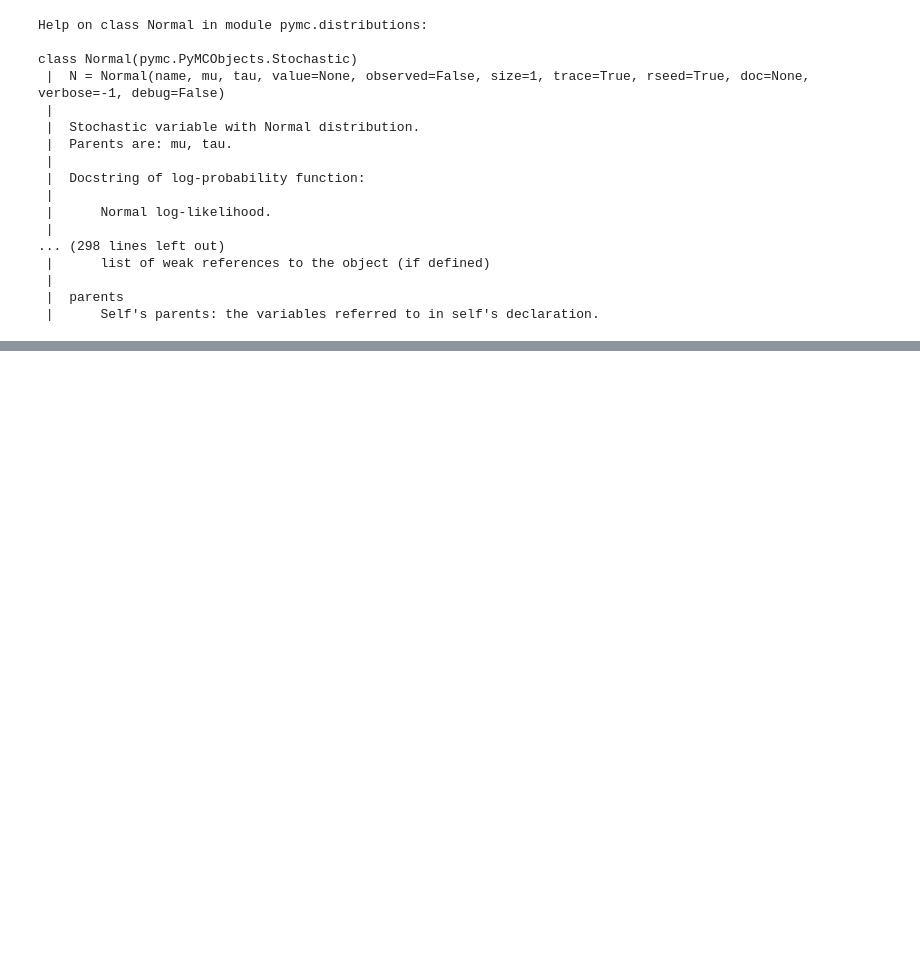
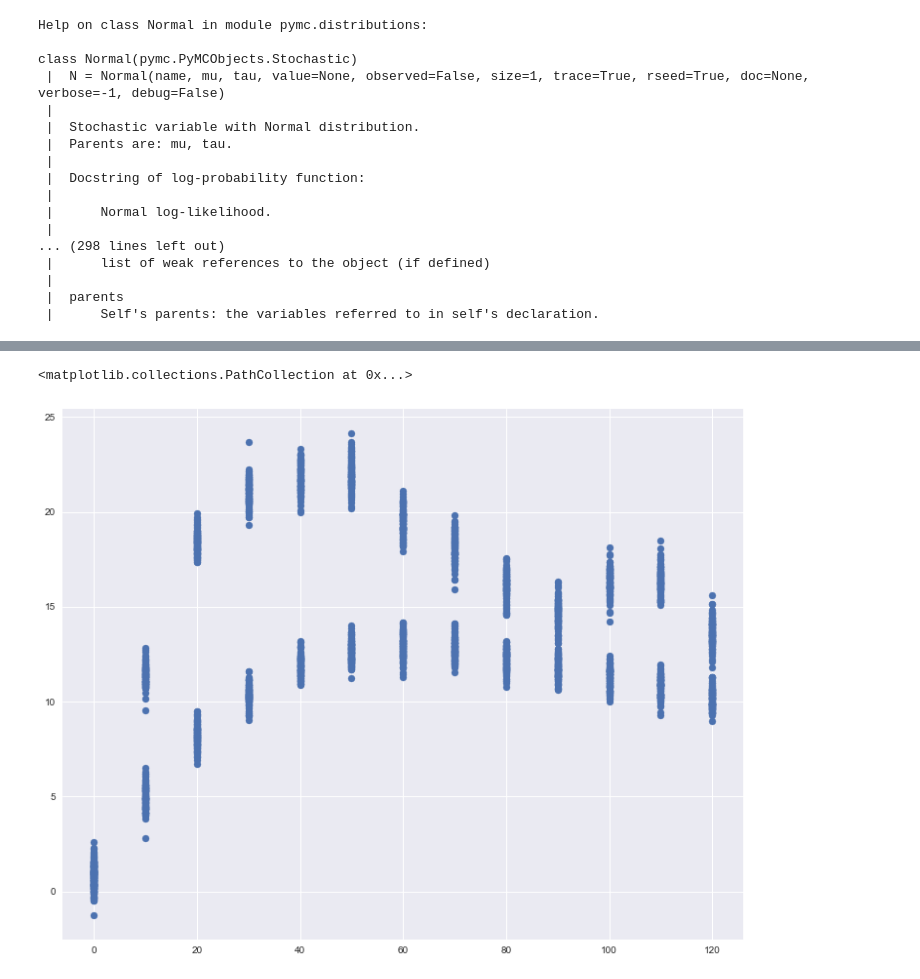
Before and after one commit to bigface0202/Probabilistic_study, a Jupyter notebook: Probabilistic_Study.ipynb, the cells around one changed output, grey strips where cells are left out. Drawn from its saved outputs; the diff is of its cells as text; code cells hidden in the pictures; blank space fills up the shorter version.

```diff
--- a/Probabilistic_Study.ipynb
+++ b/Probabilistic_Study.ipynb
@@ -368,0 +526,2 @@ plt.plot(x,mean_prob, ls="--", color="k")
+# %%
+VehicleA = pd.read_csv('VehicleA.csv')
@@ -368,0 +537,35 @@ plt.plot(x,mean_prob, ls="--", color="k")
+# %%
+mu_vehA, sig_vehA = error_para(np.array(VehicleA['act']))
+# %%
+def Perception_Force(Fa, mu, sig):
+    for n in range(len(mu)):
+        if(n < 13):
+            degree = 10 * n
+        elif(n == 13):
+            degree = 120
+        else:
+            degree = 120 - 10 * (n-13)
+        error = pm.rnormal(mu[n],sig[n],100)
+        Fa_ = np.zeros(len(error))
+        Fa_[:] = Fa[n]
+        degree_ = np.zeros(len(error))
+        degree_[:] = degree
+        if(n < 1):
+            _Fa_ = Fa_
+            error_ = error
+            _degree_ = degree_
+        else:
+            _Fa_ = np.r_[_Fa_,Fa_]
+            error_ = np.r_[error_,error]
+            _degree_ = np.r_[_degree_,degree_]
+    Fp = _Fa_ + error_
+    return pd.DataFrame({'Fa':_Fa_,
+                        'Fp':Fp,
+                       'Degree':_degree_})
+# %%
+Fp = Perception_Force(VehicleA['Fa'], mu_vehA, sig_vehA)
+# %%
+plt.scatter(Fp['Degree'], Fp['Fp'])
+# %% [output]
+<matplotlib.collections.PathCollection at 0x...>
+[figure, added]
```
Also changed, not shown: parts of 28 cells of this notebook.
